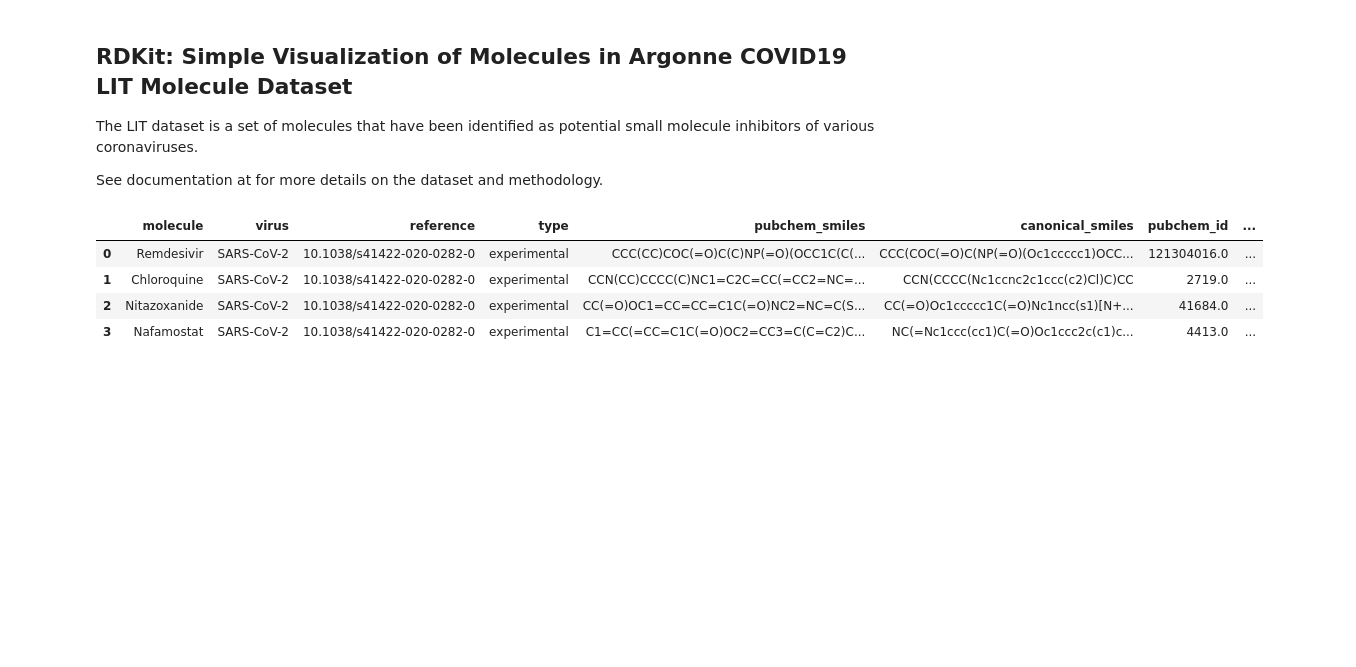
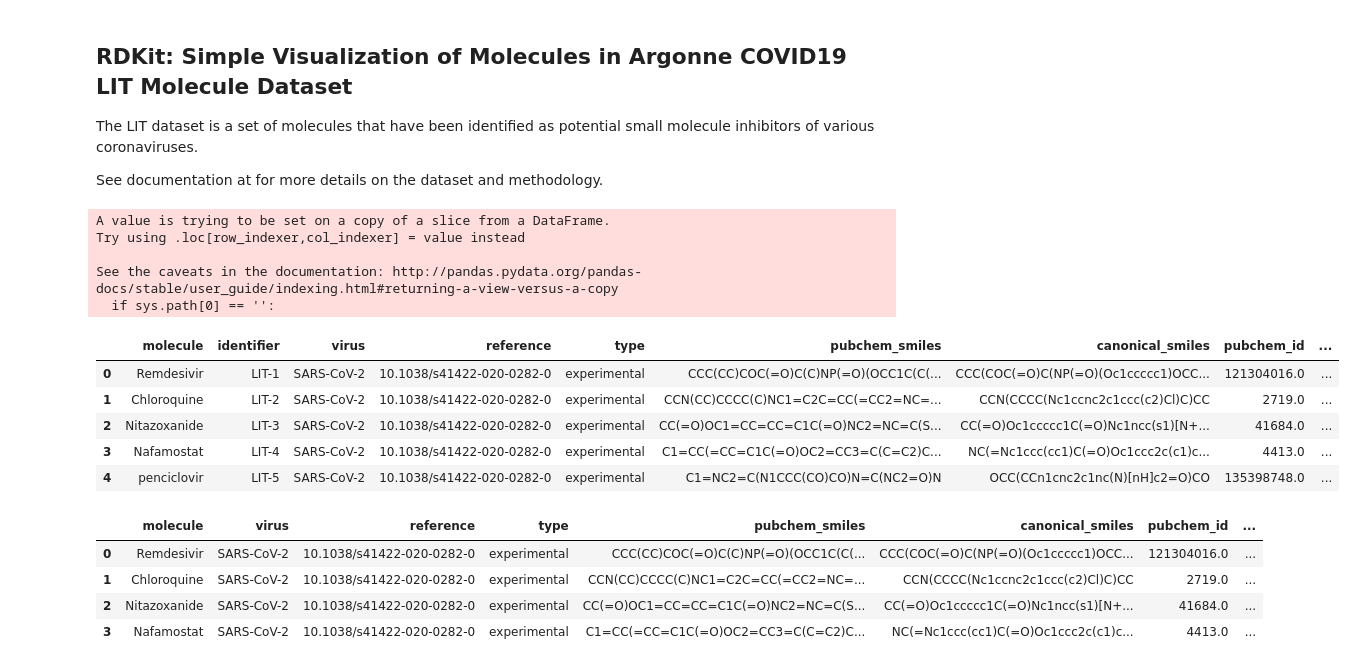
Before and after one commit to globus-labs/covid-nlp, a Jupyter notebook: examples.ipynb, the cells around one changed output. Cells and saved outputs as stored; diff of their text form; code cells hidden in the pictures; blank space fills up the shorter version.

```diff
--- a/examples.ipynb
+++ b/examples.ipynb
@@ -5,3 +5,24 @@ The LIT dataset is a set of molecules that have been identified as potential sma
 various coronaviruses.
 
 See documentation at for more details on the dataset and methodology.
+# %%
+import pandas as pd
+
+# def choose_identifier(x):
+#     # Use pubchem if available, otherwise use LIT-X
+#     if x['pubchem_id']: return x['pubchem_id']
+#     else: return x['identifier']
+
+df = pd.read_csv('./data/LIT.csv')
+cols = ['identifier','canonical_smiles']
+df_out = df[cols]
+#df['identifier'] = df.apply(choose_identifier, axis=1)
+df_out['dataset_name'] = "LIT"
+df_out = df_out[["dataset_name","identifier","canonical_smiles"]]
+df_out.to_csv('test.csv')
+# %% [output]
+A value is trying to be set on a copy of a slice from a DataFrame.
+Try using .loc[row_indexer,col_indexer] = value instead
+
+See the caveats in the documentation: http://pandas.pydata.org/pandas-docs/stable/user_guide/indexing.html#returning-a-view-versus-a-copy
+  if sys.path[0] == '':
@@ -8,3 +31,12 @@ See documentation at for more details on the dataset and methodology.
+# %%
+df.head()
+# %% [output]
+|  | molecule | identifier | virus | reference | type | pubchem_smiles | canonical_smiles | pubchem_id | ... |
+| 0 | Remdesivir | LIT-1 | SARS-CoV-2 | 10.1038/s41422-020-0282-0 | experimental | CCC(CC)COC(=O)C(C)NP(=O)(OCC1C(C(... | CCC(COC(=O)C(NP(=O)(Oc1ccccc1)OCC... | 121304016.0 | ... |
+| 1 | Chloroquine | LIT-2 | SARS-CoV-2 | 10.1038/s41422-020-0282-0 | experimental | CCN(CC)CCCC(C)NC1=C2C=CC(=CC2=NC=... | CCN(CCCC(Nc1ccnc2c1ccc(c2)Cl)C)CC | 2719.0 | ... |
+| 2 | Nitazoxanide | LIT-3 | SARS-CoV-2 | 10.1038/s41422-020-0282-0 | experimental | CC(=O)OC1=CC=CC=C1C(=O)NC2=NC=C(S... | CC(=O)Oc1ccccc1C(=O)Nc1ncc(s1)[N+... | 41684.0 | ... |
+| 3 | Nafamostat | LIT-4 | SARS-CoV-2 | 10.1038/s41422-020-0282-0 | experimental | C1=CC(=CC=C1C(=O)OC2=CC3=C(C=C2)C... | NC(=Nc1ccc(cc1)C(=O)Oc1ccc2c(c1)c... | 4413.0 | ... |
+| 4 | penciclovir | LIT-5 | SARS-CoV-2 | 10.1038/s41422-020-0282-0 | experimental | C1=NC2=C(N1CCC(CO)CO)N=C(NC2=O)N | OCC(CCn1cnc2c1nc(N)[nH]c2=O)CO | 135398748.0 | ... |
 # %%
 import pandas as pd
 from rdkit.Chem.Draw import IPythonConsole
```
Also changed, not shown: parts of 1 cell of this notebook, 25 other files.
